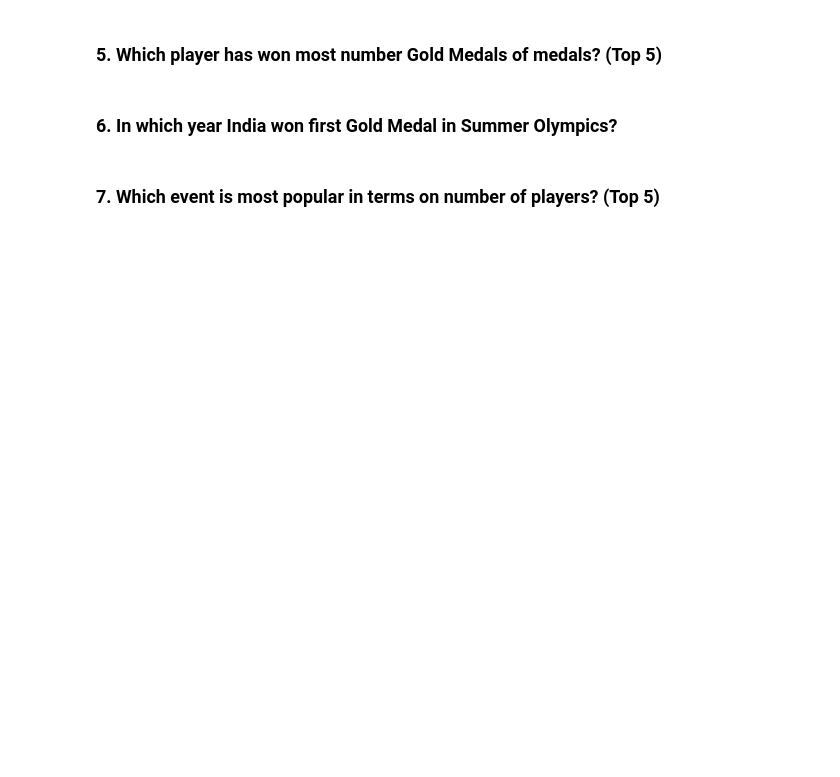
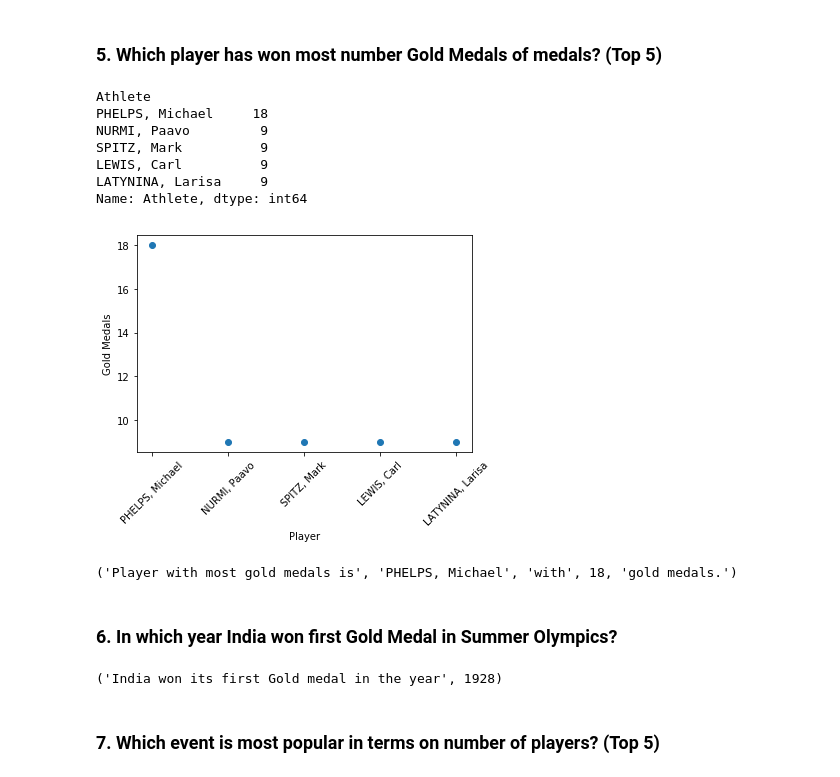
Before and after one commit to ankit27kh/ETG-summer-olympics-assignment, a Jupyter notebook: Summer.ipynb, the cells around one changed output. Drawn from its saved outputs; the diff is of its cells as text; code cells hidden in the pictures; blank space fills up the shorter version.

```diff
--- a/Summer.ipynb
+++ b/Summer.ipynb
@@ -35,6 +90,35 @@ sns.displot(df, x='Sport', hue='Medal', multiple='stack')
 # %% [markdown]
 ### 5. Which player has won most number Gold Medals of medals? (Top 5)
+# %%
+data = df[df['Medal'] == 'Gold']['Athlete'].groupby(df['Athlete']).count().sort_values(ascending=False).head()
+print(data)
+plt.scatter(data.keys(), data.values)
+plt.xlabel('Player')
+plt.ylabel('Gold Medals')
+plt.xticks(rotation=45)
+plt.show()
+
+print("Player with most gold medals is", data.keys()[0], 'with', data[0], 'gold medals.')
+
+# PHELPS, Michael
+# %% [output]
+Athlete
+PHELPS, Michael     18
+NURMI, Paavo         9
+SPITZ, Mark          9
+LEWIS, Carl          9
+LATYNINA, Larisa     9
+Name: Athlete, dtype: int64
+[figure, added]
+('Player with most gold medals is', 'PHELPS, Michael', 'with', 18, 'gold medals.')
 # %% [markdown]
 ### 6. In which year India won first Gold Medal in Summer Olympics?
+# %%
+data = df.sort_values(by='Year')[df['Country'] == "IND"][df['Medal'] == 'Gold'].head()
+print("India won its first Gold medal in the year", data.iloc[0]['Year'])
+
+# 1928
+# %% [output]
+('India won its first Gold medal in the year', 1928)
 # %% [markdown]
 ### 7. Which event is most popular in terms on number of players? (Top 5)
```
Also changed, not shown: parts of 7 cells of this notebook.
